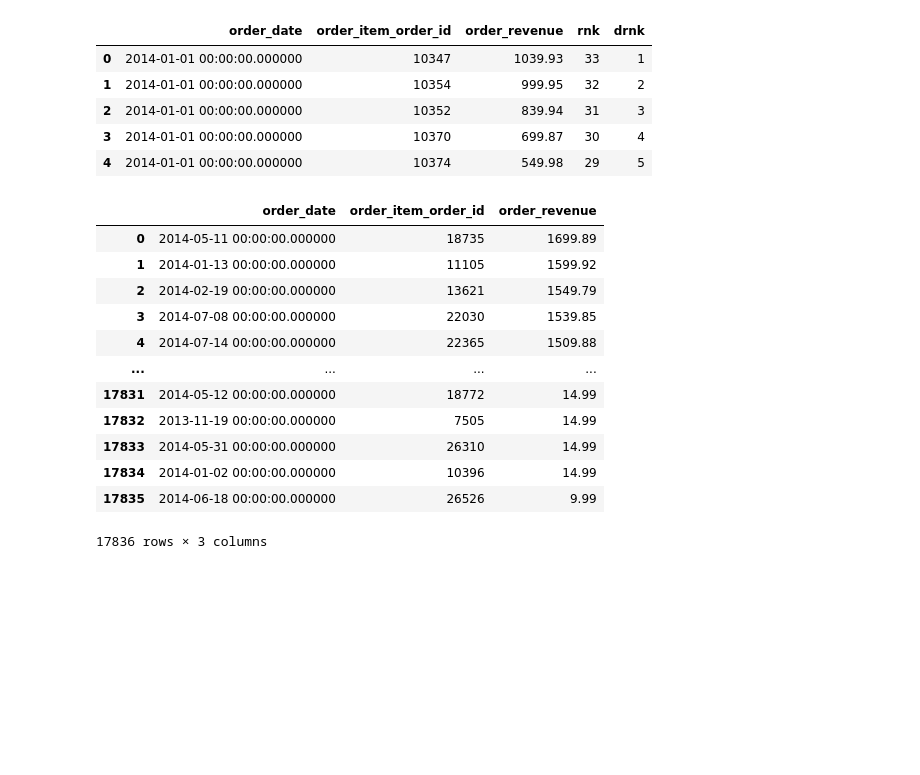
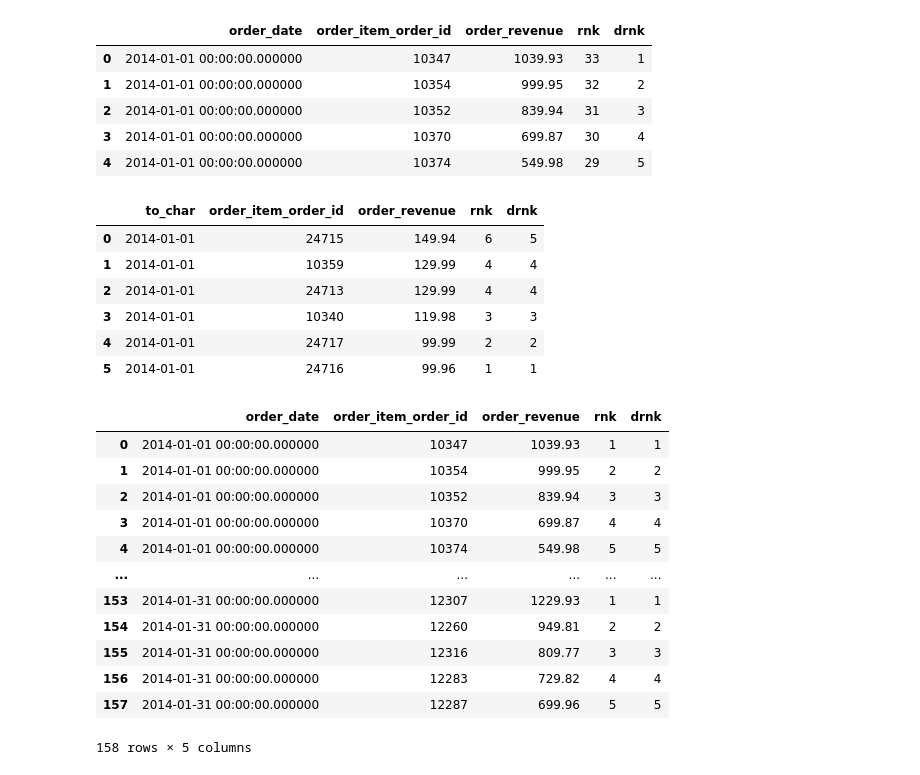
Before and after one commit to ZygimantasB/data_engineering_essentials_using_sql_python_pyspark, a Jupyter notebook: Section 6 Cumulative Aggregations and Ranking in SQL Queries/Remember 1/remember_1.ipynb, the cells around one changed output. Saved outputs shown, nothing was run; the diff lists cells and outputs as text; code cells hidden in the pictures; blank space fills up the shorter version.

```diff
--- a/Section 6 Cumulative Aggregations and Ranking in SQL Queries/Remember 1/remember_1.ipynb
+++ b/Section 6 Cumulative Aggregations and Ranking in SQL Queries/Remember 1/remember_1.ipynb
@@ -238,21 +238,23 @@ ORDER BY order_revenue DESC
 | 4 | 2014-01-01 00:00:00.000000 | 10374 | 549.98 | 29 | 5 |
 # %%
 %%sql
+WITH daily_product_revenue_ranks AS(
 SELECT to_char(order_date, 'yyyy-mm-dd'),
        order_item_order_id,
-       order_revenue
+       order_revenue,
+       rank() OVER (ORDER BY order_revenue) AS rnk,
+       dense_rank() OVER (ORDER BY order_revenue) AS drnk
 FROM daily_product_revenue
+WHERE to_char(order_date, 'yyyy-mm-dd') = '2014-01-01'
+ORDER BY order_revenue DESC
+) SELECT * FROM daily_product_revenue_ranks
+WHERE drnk <= 5
+ORDER BY order_revenue DESC;
 # %% [output]
-|  | order_date | order_item_order_id | order_revenue |
-| 0 | 2014-05-11 00:00:00.000000 | 18735 | 1699.89 |
-| 1 | 2014-01-13 00:00:00.000000 | 11105 | 1599.92 |
-| 2 | 2014-02-19 00:00:00.000000 | 13621 | 1549.79 |
-| 3 | 2014-07-08 00:00:00.000000 | 22030 | 1539.85 |
-| 4 | 2014-07-14 00:00:00.000000 | 22365 | 1509.88 |
-| ... | ... | ... | ... |
-| 17831 | 2014-05-12 00:00:00.000000 | 18772 | 14.99 |
-| 17832 | 2013-11-19 00:00:00.000000 | 7505 | 14.99 |
-| 17833 | 2014-05-31 00:00:00.000000 | 26310 | 14.99 |
-| 17834 | 2014-01-02 00:00:00.000000 | 10396 | 14.99 |
-| 17835 | 2014-06-18 00:00:00.000000 | 26526 | 9.99 |
+|  | to_char | order_item_order_id | order_revenue | rnk | drnk |
+| 0 | 2014-01-01 | 24715 | 149.94 | 6 | 5 |
+| 1 | 2014-01-01 | 10359 | 129.99 | 4 | 4 |
+| 2 | 2014-01-01 | 24713 | 129.99 | 4 | 4 |
+| 3 | 2014-01-01 | 10340 | 119.98 | 3 | 3 |
+| 4 | 2014-01-01 | 24717 | 99.99 | 2 | 2 |
+| 5 | 2014-01-01 | 24716 | 99.96 | 1 | 1 |
-17836 rows × 3 columns
@@ -262,0 +261,27 @@ Type in your message headerRE
+# %%
+%%sql
+WITH daily_product_revenue_ranks AS (
+SELECT order_date,
+       order_item_order_id,
+       order_revenue,
+       rank() OVER( PARTITION BY order_date ORDER BY order_revenue DESC) AS rnk,
+       dense_rank() OVER (PARTITION BY order_date ORDER BY order_revenue DESC) AS drnk
+FROM daily_product_revenue
+WHERE to_char(order_date::date, 'yyyy-mm') = '2014-01'
+) SELECT * FROM daily_product_revenue_ranks
+WHERE drnk <= 5
+ORDER BY order_date, order_revenue DESC;
+# %% [output]
+|  | order_date | order_item_order_id | order_revenue | rnk | drnk |
+| 0 | 2014-01-01 00:00:00.000000 | 10347 | 1039.93 | 1 | 1 |
+| 1 | 2014-01-01 00:00:00.000000 | 10354 | 999.95 | 2 | 2 |
+| 2 | 2014-01-01 00:00:00.000000 | 10352 | 839.94 | 3 | 3 |
+| 3 | 2014-01-01 00:00:00.000000 | 10370 | 699.87 | 4 | 4 |
+| 4 | 2014-01-01 00:00:00.000000 | 10374 | 549.98 | 5 | 5 |
+| ... | ... | ... | ... | ... | ... |
+| 153 | 2014-01-31 00:00:00.000000 | 12307 | 1229.93 | 1 | 1 |
+| 154 | 2014-01-31 00:00:00.000000 | 12260 | 949.81 | 2 | 2 |
+| 155 | 2014-01-31 00:00:00.000000 | 12316 | 809.77 | 3 | 3 |
+| 156 | 2014-01-31 00:00:00.000000 | 12283 | 729.82 | 4 | 4 |
+| 157 | 2014-01-31 00:00:00.000000 | 12287 | 699.96 | 5 | 5 |
+158 rows × 5 columns
```
Also changed, not shown: parts of 4 cells of this notebook, 1 other file.
